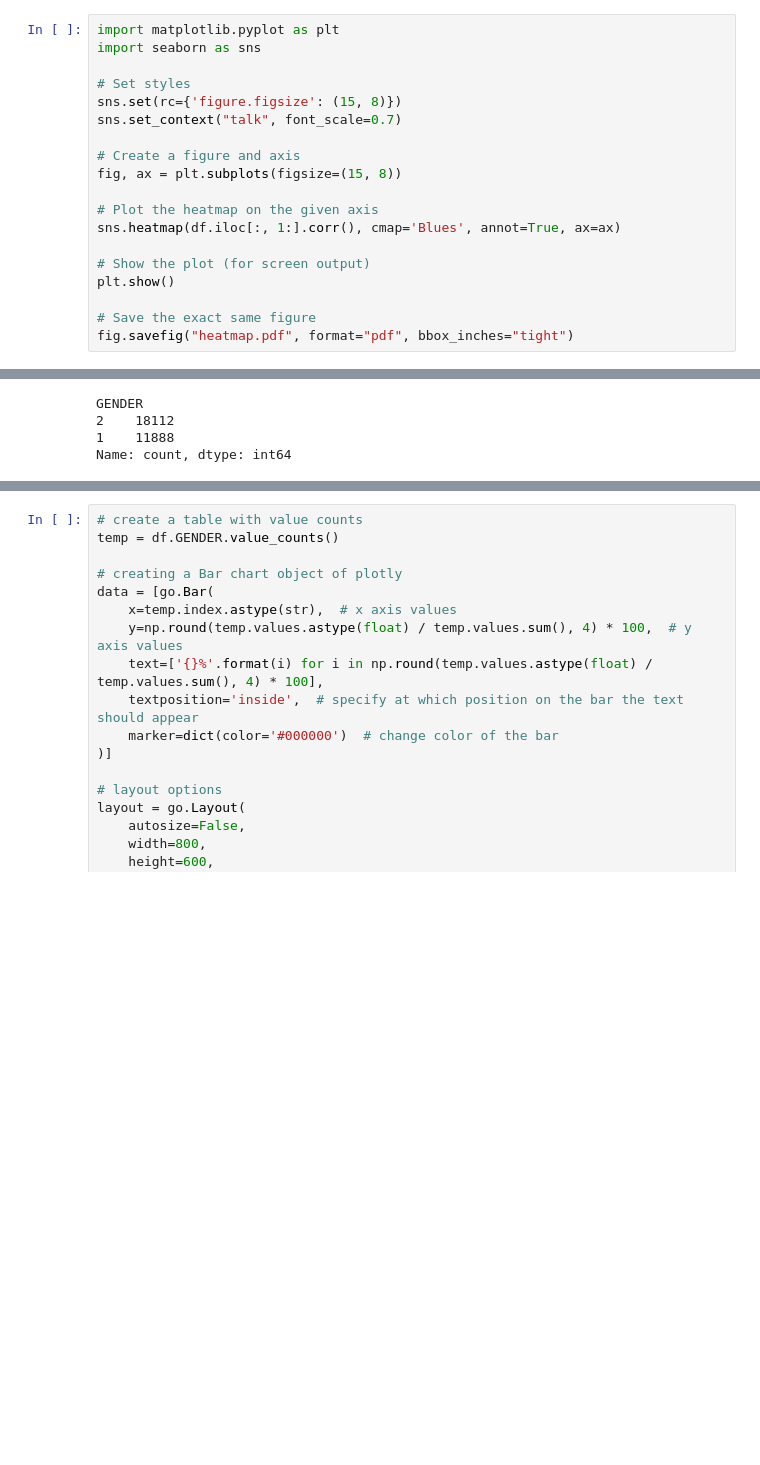
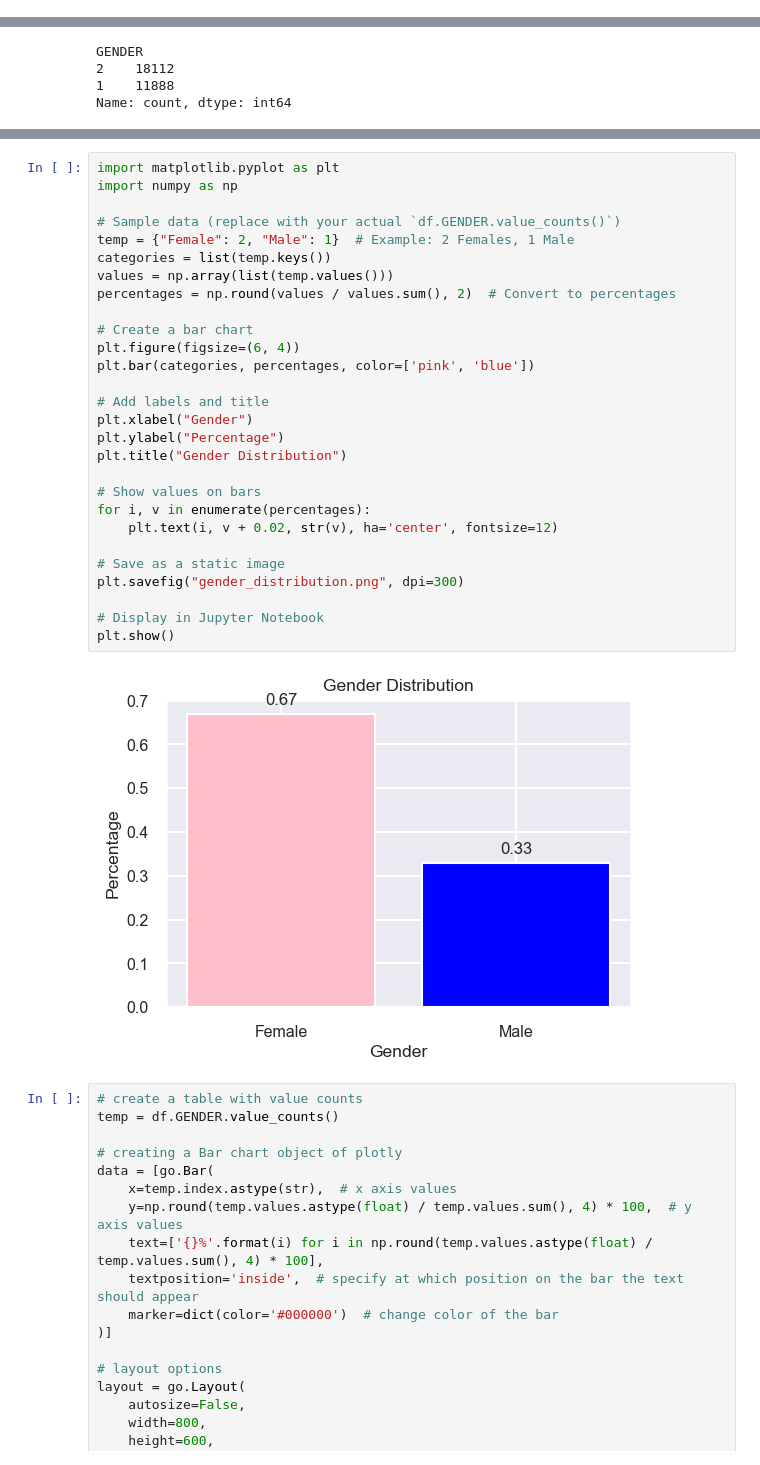
Before and after one commit to udaypachigolla999/Binary-Classification-Model-on-Credit-Card-Default-Dataset, a Jupyter notebook: Credit_card_default_EDA.ipynb, the cells around one changed output, grey strips where cells are left out. Cells and saved outputs as stored; diff of their text form; blank space fills up the shorter version.

```diff
--- a/Credit_card_default_EDA.ipynb
+++ b/Credit_card_default_EDA.ipynb
@@ -1049,22 +1049,3 @@ sns.set_context("talk", font_scale=0.7)
 sns.heatmap(df.iloc[:,1:].corr(), cmap='Blues', annot=True);
 # %% [output]
 [figure]
-# %%
-import matplotlib.pyplot as plt
-import seaborn as sns
-
-# Set styles
-sns.set(rc={'figure.figsize': (15, 8)})
-sns.set_context("talk", font_scale=0.7)
-
-# Create a figure and axis
-fig, ax = plt.subplots(figsize=(15, 8))
-
-# Plot the heatmap on the given axis
-sns.heatmap(df.iloc[:, 1:].corr(), cmap='Blues', annot=True, ax=ax)
-
-# Show the plot (for screen output)
-plt.show()
-
-# Save the exact same figure
-fig.savefig("heatmap.pdf", format="pdf", bbox_inches="tight")
@@ -1211,6 +1190,36 @@ iplot(fig)
 del temp
 # %% [output]
 [interactive output not drawn]
+# %%
+import matplotlib.pyplot as plt
+import numpy as np
+
+# Sample data (replace with your actual `df.GENDER.value_counts()`)
+temp = {"Female": 2, "Male": 1}  # Example: 2 Females, 1 Male
+categories = list(temp.keys())
+values = np.array(list(temp.values()))
+percentages = np.round(values / values.sum(), 2)  # Convert to percentages
+
+# Create a bar chart
+plt.figure(figsize=(6, 4))
+plt.bar(categories, percentages, color=['pink', 'blue'])
+
+# Add labels and title
+plt.xlabel("Gender")
+plt.ylabel("Percentage")
+plt.title("Gender Distribution")
+
+# Show values on bars
+for i, v in enumerate(percentages):
+    plt.text(i, v + 0.02, str(v), ha='center', fontsize=12)
+
+# Save as a static image
+plt.savefig("gender_distribution.png", dpi=300)
+
+# Display in Jupyter Notebook
+plt.show()
+# %% [output]
+[figure, added]
 # %%
 # create a table with value counts
 temp = df.GENDER.value_counts()
```
Also changed, not shown: parts of 22 cells of this notebook.
